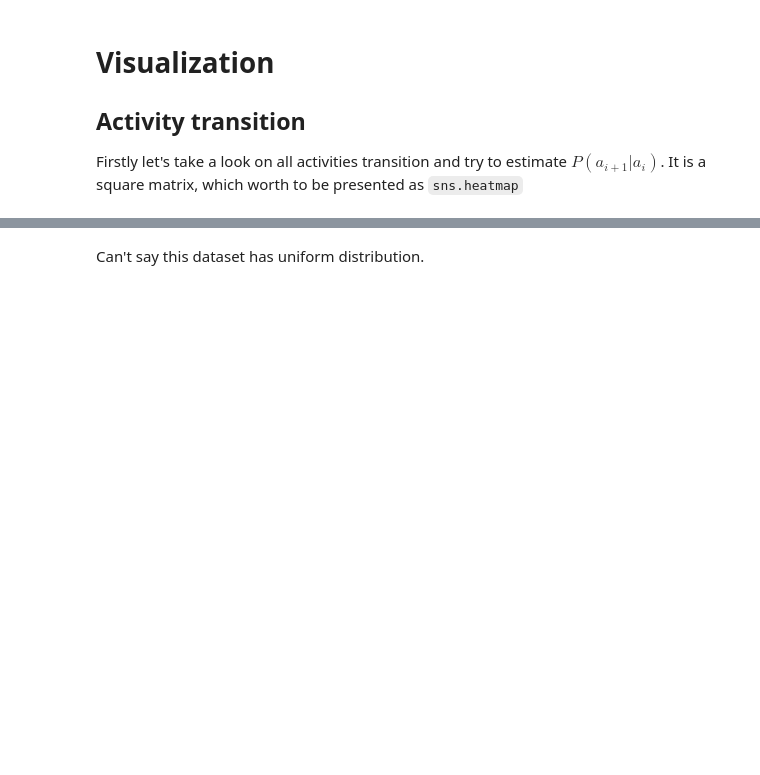
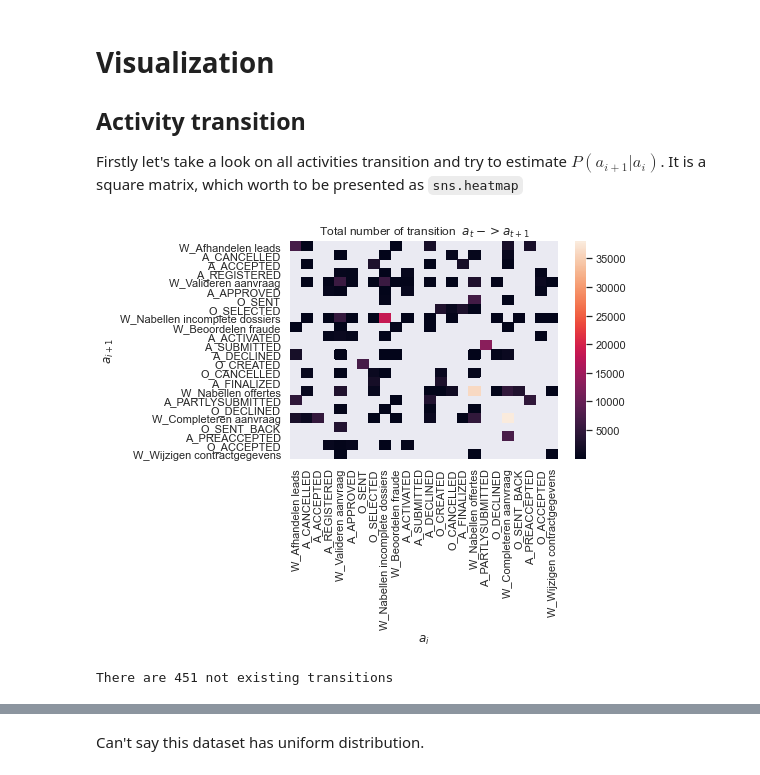
Before and after one commit to lemikhovalex/rl4pm, a Jupyter notebook: 00_visualization.ipynb, the cells around one changed output, grey strips where cells are left out. Saved outputs shown, nothing was run; the diff lists cells and outputs as text; code cells hidden in the pictures; blank space fills up the shorter version.

```diff
--- a/00_visualization.ipynb
+++ b/00_visualization.ipynb
@@ -89,4 +89,19 @@ for _i_next, act_next in enumerate(activities):
     nums_of_ac_next.append(_df_ac_next.shape[0])
     for _i, act in enumerate(activities):
         transitions_counts[_i_next, _i] += _df_ac_next[_df_ac_next['activity'] == act].shape[0]
+# %%
+transitions_counts[transitions_counts == 0] = np.nan
+sns.set(rc={'figure.facecolor':'white'})
+sns.heatmap(transitions_counts, xticklabels=list(activities), yticklabels=list(activities))
+plt.title('Total number of transition  $a_t -> a_{t+1}$')
+
+plt.xlabel('$a_i$')
+plt.ylabel('$a_{i+1}$')
+plt.show()
+# %% [output]
+[figure, added]
+# %%
+print(f'There are {np.isnan(transitions_counts).sum()} not existing transitions')
+# %% [output]
+There are 451 not existing transitions
 # %%
```
Also changed, not shown: parts of 16 cells of this notebook.
